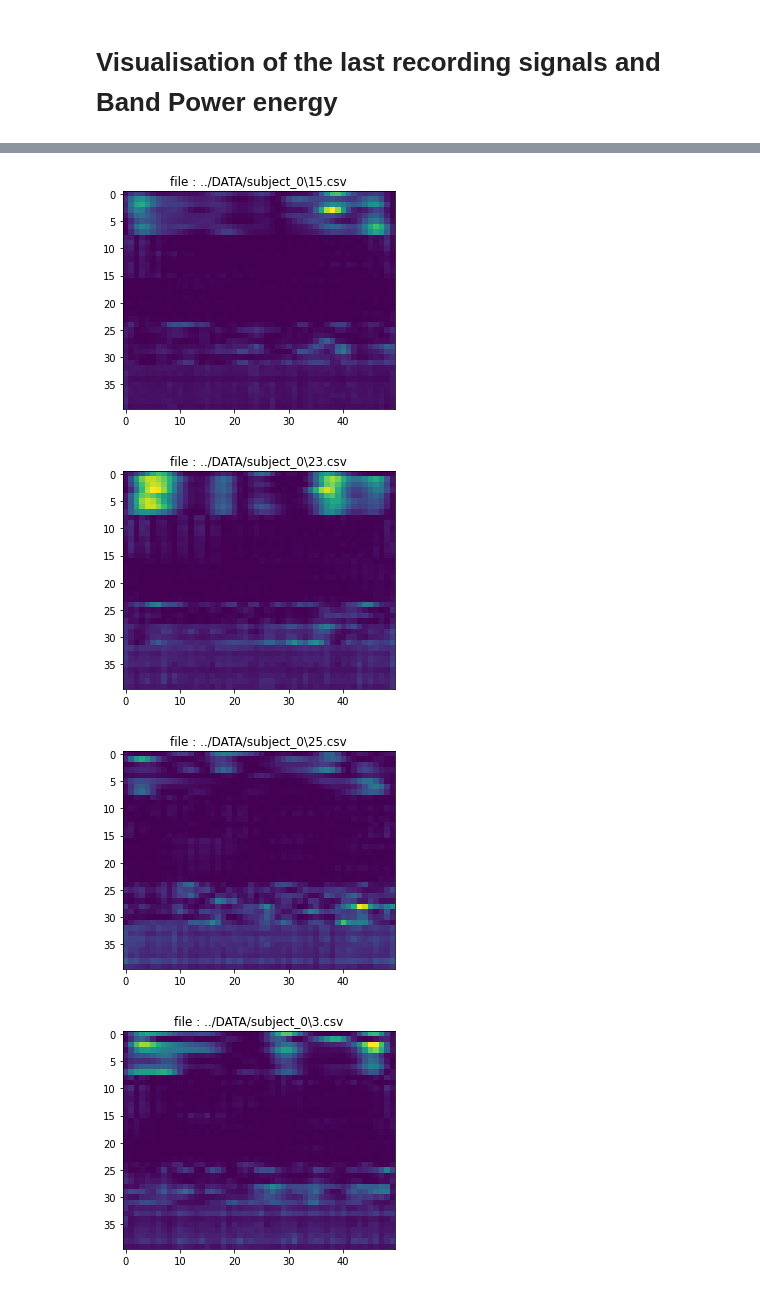
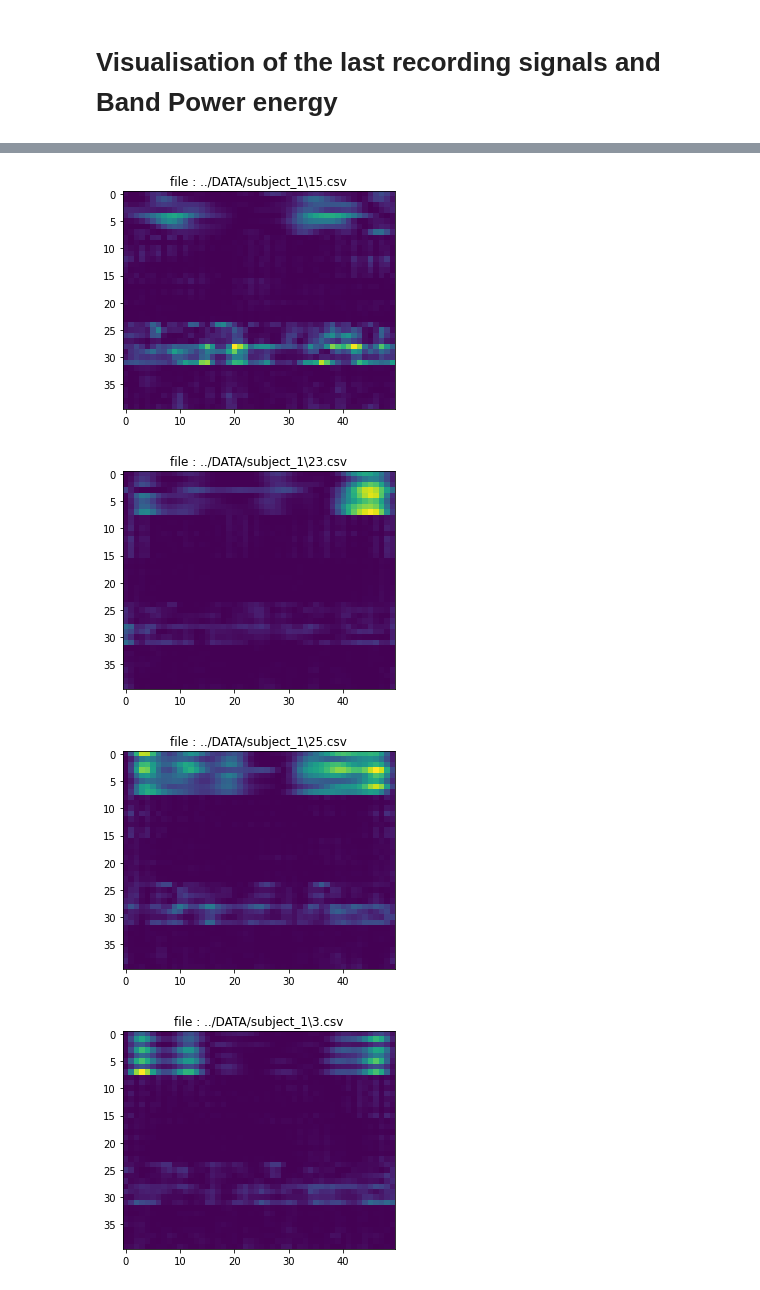
Before and after one commit to VirgileValiau/Smell_Recognition, a Jupyter notebook: src/wave_transformation.ipynb, the cells around one changed output, grey strips where cells are left out. Saved outputs shown, nothing was run; the diff lists cells and outputs as text; code cells hidden in the pictures.

```diff
--- a/src/wave_transformation.ipynb
+++ b/src/wave_transformation.ipynb
@@ -44,21 +70,21 @@ plt.show()
 # %%
 nb_samples = 50
 
 ## Signal to simple image
-for file in glob.glob('../DATA/subject_0/*'):
+for file in glob.glob('../DATA/subject_1/*'):
     data = pd.read_csv(file)
     PowerSpectrum = toBandPower(data)
     VE = BP_varying_energy(PowerSpectrum,data,nb_samples)
     nb_elec,nb_waves,nb_samples = VE.shape
     img = np.zeros((nb_elec*nb_waves,nb_samples))
     for i in range(nb_elec):
         for j in range(nb_waves):
             img[i+j*nb_elec] = VE[i][j]
     plt.imshow(img)
     plt.title('file : ' + str(file))
     plt.show()
 # %% [output]
-[figure, old version]
+[figure, new version]
-[figure, old version]
+[figure, new version]
-[figure, old version]
+[figure, new version]
-[figure, old version]
+[figure, new version]
```
Also changed, not shown: parts of 9 cells of this notebook, 2 other files.
